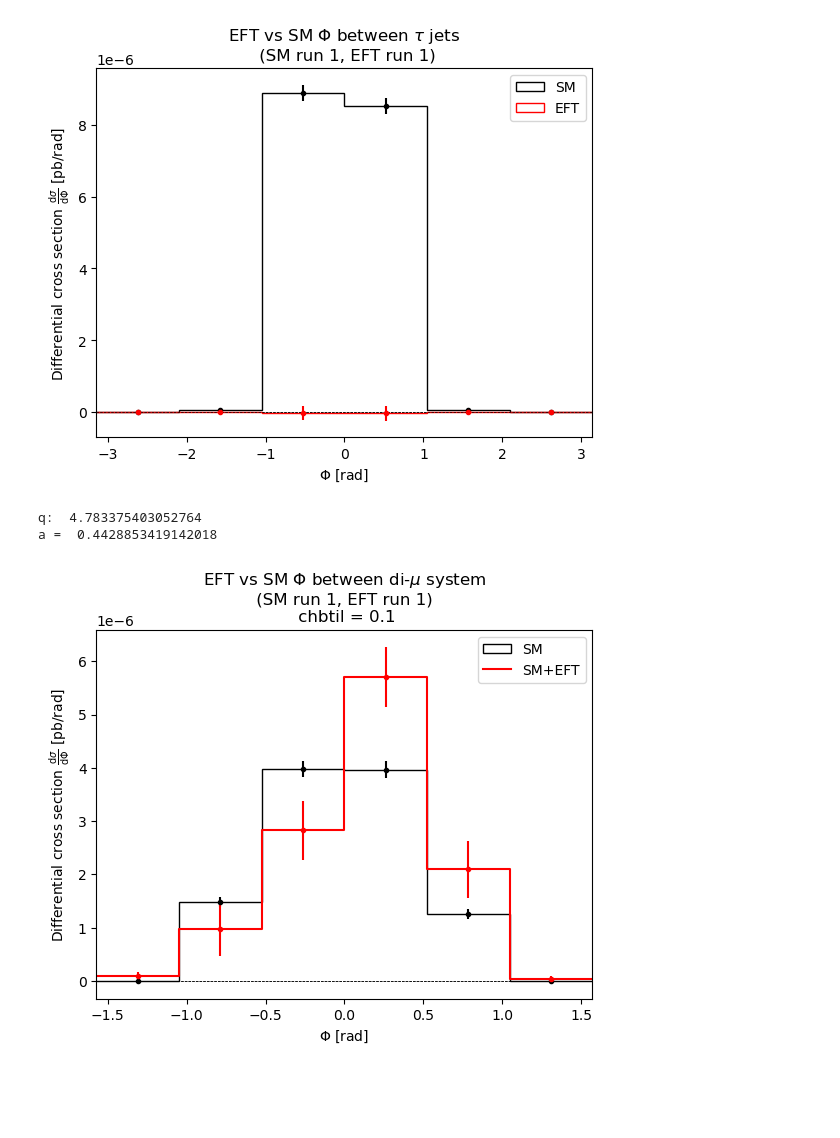
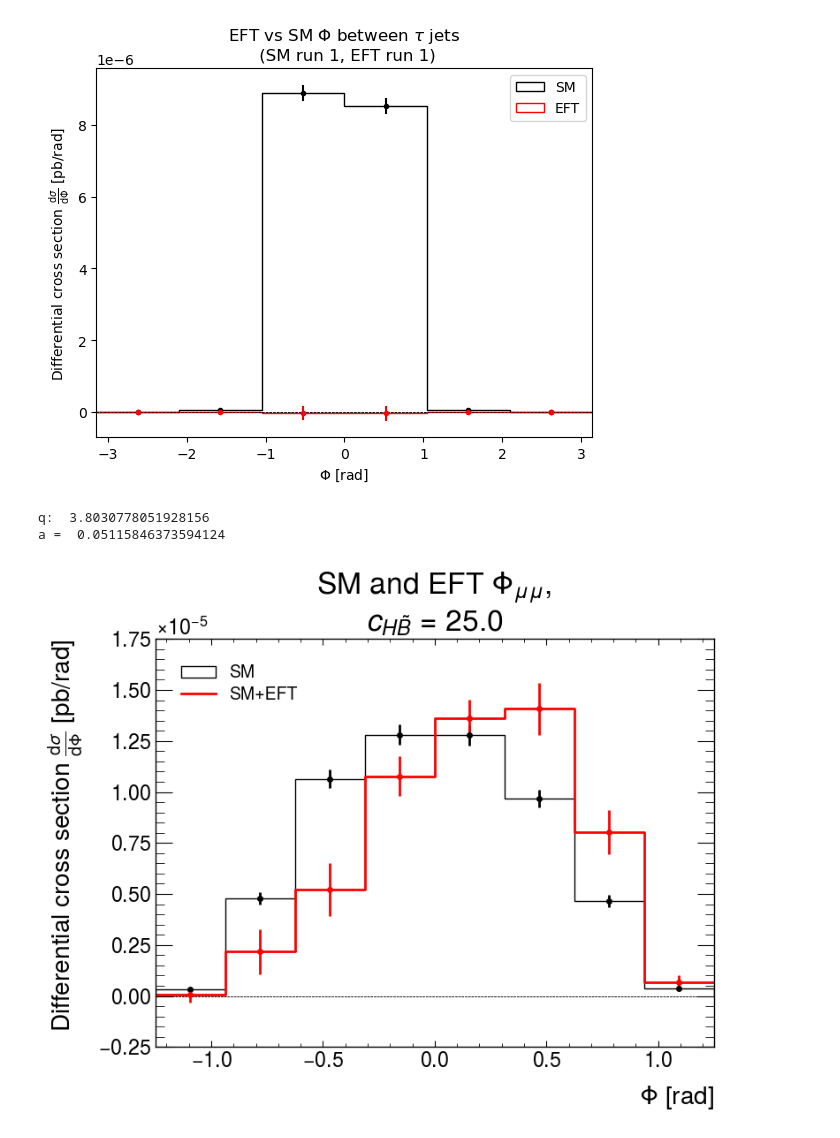
Before and after one commit to Arun-Atwal/ee_zh_final_analysis, a Jupyter notebook: ee_zh_final_analysis.ipynb, the cells around one changed output. Drawn from its saved outputs; the diff is of its cells as text; code cells hidden in the pictures; blank space fills up the shorter version.

```diff
--- a/ee_zh_final_analysis.ipynb
+++ b/ee_zh_final_analysis.ipynb
@@ -4,6 +4,10 @@ import matplotlib.pyplot as plt
 import math
 import vector
 import awkward as ak
+import mplhep as hep
+
+# hep.style.use(hep.style.ROOT)
+hep.style.use("ATLAS")
 # %%
 """Read in SM and EFT data from .npy files
 Set run variable to the folder containing the set of selections applied to the data
@@ -147,22 +152,32 @@ def ditau_inv_mass(ditau, weights, model):
 def histogram(data, weights, bins, label, colour, range, plot = True):
     """Unfortunately, plt.hist does not support error bars, so we have to use plt.errorbar
     using manual inputs from np.histogram"""
+    # histogram of cross section for later analysis
     nphisto = np.histogram(data, bins=bins, range = range, weights=[i[0] for i in weights])
     err = np.histogram(data, bins=bins, range = range, weights=[i[0]**2 for i in weights])
+    # histogram of differential cross section
+    bin_width = (range[1]-range[0])/bins
+    weights = weights/bin_width
+    nphisto_diff = np.histogram(data, bins=bins, range = range, weights=[i[0] for i in weights])
+    err_diff = np.histogram(data, bins=bins, range = range, weights=[i[0]**2 for i in weights])
     if plot:
         plt.hist(data, bins=bins, histtype='step', range = range, color=colour, weights=weights, label=label)
-        plt.errorbar(nphisto[1][:-1]+((range[1]-range[0])/(2*bins)), nphisto[0], yerr=np.sqrt(err[0]), fmt='.', color=colour)
+        plt.errorbar(nphisto_diff[1][:-1]+((range[1]-range[0])/(2*bins)), nphisto_diff[0], yerr=np.sqrt(err_diff[0]), fmt='.', color=colour)
         plt.xlim(range)
         plt.axhline(0, color = 'k', linestyle='--',linewidth = 0.5)
         plt.legend()
-    return nphisto, np.sqrt(err[0])
+    return nphisto, np.sqrt(err[0]), nphisto_diff, np.sqrt(err_diff[0])
 # %%
-def SMEFT_histogram(sm_histo, sm_err, eft_histo, eft_err, bins, label, colour, range):
+def SMEFT_histogram(sm_histo, sm_err, eft_histo, eft_err, sm_diff, sm_diff_err, eft_diff, eft_diff_err, bins, label, colour, range):
+    # Cross section histogram for SM and EFT data, for limit setting
     smeft_histo = sm_histo[0] + eft_histo[0]
     smeft_err = np.sqrt(sm_err**2 + eft_err**2)
-    plt.errorbar(sm_histo[1][:-1]+((range[1]-range[0])/(2*bins)), smeft_histo, yerr=smeft_err, fmt='.', color=colour)
-    smeft_histo_full = np.append(smeft_histo, smeft_histo[-1])
-    plt.step(sm_histo[1], smeft_histo_full, where='post', color=colour, label=label)
+    smeft_diff = sm_diff[0] + eft_diff[0]
+    smeft_diff_err = np.sqrt(sm_diff_err**2 + eft_diff_err**2)
+    # Plot differential cross section
+    plt.errorbar(sm_diff[1][:-1]+((range[1]-range[0])/(2*bins)), smeft_diff, yerr=smeft_diff_err, fmt='.', color=colour)
+    smeft_histo_full = np.append(smeft_diff, smeft_diff[-1])
+    plt.step(sm_diff[1], smeft_histo_full, where='post', color=colour, label=label)
     plt.xlim(range)
     plt.axhline(0, color = 'k', linestyle='--',linewidth = 0.5)
     plt.legend()
@@ -721,30 +758,32 @@ plt.savefig("cp_Phi_tau")
 # %%
 """Plot the observable Phi between the two muons ordered by charge
 set sm and eft to the index of the sample run"""
 
 sm = 1
 eft = 1
 # bins = 12
 # plot_range = (-math.pi, math.pi) # NOTE: take care with the range! Could technically be cutting some muons off
-bins = 6
-plot_range = (-math.pi/2, math.pi/2)
+bins = 8
+# plot_range = (-math.pi/2, math.pi/2)
+plot_range = (-1.25, 1.25)
 
 cp_Phi_mu_sm = cp_Phi(sm_muons[sm-1])
 cp_Phi_mu_eft = cp_Phi(eft_muons[eft-1])
 
-sm_histo, sm_err = histogram(cp_Phi_mu_sm, sm_weights[sm-1], bins, 'SM', 'k', plot_range)
-eft_histo, eft_err = histogram(cp_Phi_mu_eft, eft_weights[eft-1], bins, 'EFT', 'r', plot_range, False)
-smeft_histo, smeft_err = SMEFT_histogram(sm_histo, sm_err, eft_histo, eft_err, bins, 'SM+EFT', 'r', plot_range)
+sm_histo, sm_err, sm_diff, sm_diff_err = histogram(cp_Phi_mu_sm, sm_weights[sm-1], bins, 'SM', 'k', plot_range)
+eft_histo, eft_err, eft_diff, eft_diff_err = histogram(cp_Phi_mu_eft, eft_weights[eft-1], bins, 'EFT', 'r', plot_range, False)
+smeft_histo, smeft_err = SMEFT_histogram(sm_histo, sm_err, eft_histo, eft_err, sm_diff, sm_diff_err, eft_diff, eft_diff_err, bins, 'SM+EFT', 'r', plot_range)
 
 q = likelihood_bz(sm_histo[0], sm_err, smeft_histo, smeft_err, eft_err)
 print('q: ', q)
-print('a = ', find_p_val(q, bins-1))
+print('a = ', find_p_val(q, 1))
 
 plt.xlabel(r'$\Phi$ [rad]')
 plt.ylabel(r'Differential cross section $\frac{\mathrm{d}\sigma}{\mathrm{d}\Phi}$ [pb/rad]')
-plt.title(r'EFT vs SM $\Phi$ between di-$\mu$ system' + f'\n (SM run {sm}, EFT run {eft}) \n chbtil = 0.1')
+# plt.title(r'EFT vs SM $\Phi$ between di-$\mu$ system' + f'\n (SM run {sm}, EFT run {eft}) \n chbtil = 0.1')
+plt.title(r'SM and EFT $\Phi_{\mu \mu}$, ' + '\n' + r'$c_{H\tilde{B}}$ = 25.0')
 plt.savefig("cp_Phi_mu")
 # %% [output]
-q:  4.783375403052764
-a =  0.4428853419142018
+q:  3.8030778051928156
+a =  0.05115846373594124
-[figure, old version]
+[figure, new version]
```
Also changed, not shown: parts of 5 cells of this notebook, 18 other files.
